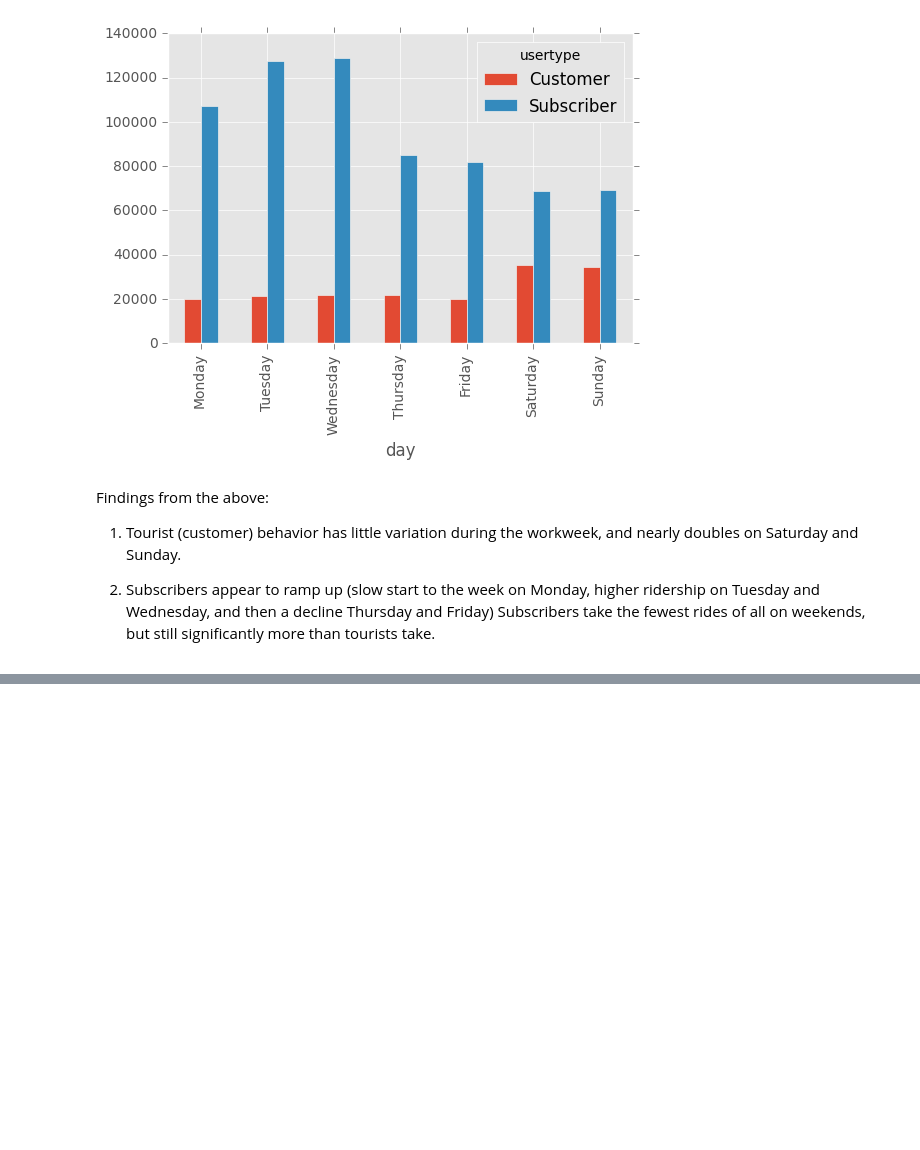
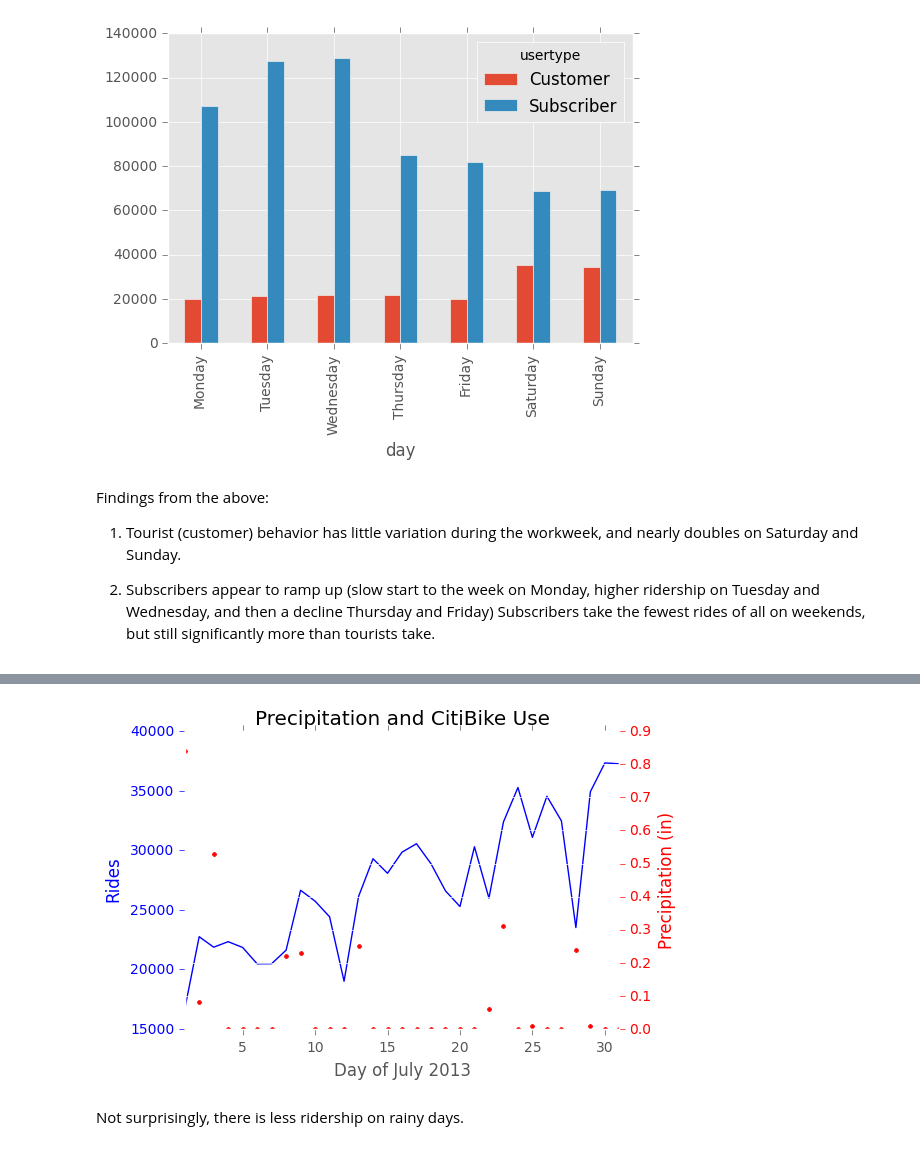
Before and after one commit to benrobinson88/CitiBike-Usage-Analysis, a Jupyter notebook: CitiBike Time Data-checkpoint.ipynb, the cells around one changed output, grey strips where cells are left out. Cells and saved outputs as stored; diff of their text form; code cells hidden in the pictures; blank space fills up the shorter version.

```diff
--- a/CitiBike Time Data-checkpoint.ipynb
+++ b/CitiBike Time Data-checkpoint.ipynb
@@ -185,0 +270,13 @@ Findings from the above:
+# %%
+#Want to merge our ride and weather data frames.  First, need to get ride date format figured out.
+
+#Need data weather date to be recognized as date
+wdf['Date'] = pd.to_datetime(wdf['Date'], coerce)
+
+#Need to get right level of granularity (just date) in rides dataframe:
+#Actually, the field 'startday' might have this already...
+
+
+combined_df=pd.merge(df,wdf, left_on='startday', right_on='Date')
+
+combined_df.head(20)
@@ -185,0 +302,36 @@ Findings from the above:
+# %%
+#Side by side bar graph:  one bar is precipitation, one bar is total number of rides.
+ride_series=df.groupby('startday')['counter'].sum()
+precip_series = wdf.groupby('Date')['Precipitation'].sum()
+# %%
+#Let's clean this up so that the dates on the x axis look nicer
+
+ride_series.index = np.arange(1,32)
+precip_series.index = np.arange(1,32)
+
+
+fig, ax1 = plt.subplots()
+
+ax1.plot(ride_series.index, ride_series, 'b-')
+ax1.set_xlabel('Day of July 2013')
+ax1.set_ylabel('Rides', color='b')
+ax1.tick_params('y', colors='b')
+ax1.set_title('Precipitation and CitiBike Use')
+ax1.set_axis_bgcolor('white')
+
+
+ax2 = ax1.twinx()
+ax2.plot(precip_series.index,precip_series, 'r.')
+ax2.set_ylabel('Precipitation (in)', color='r')
+ax2.tick_params('y', colors='r')
+ax2.set_axis_bgcolor('white')
+
+fig.tight_layout()
+
+matplotlib.pylab.xlim([1,31])
+
+plt.show()
+# %% [output]
+[figure, added]
+# %% [markdown]
+Not surprisingly, there is less ridership on rainy days.
```
Also changed, not shown: parts of 10 cells of this notebook.
